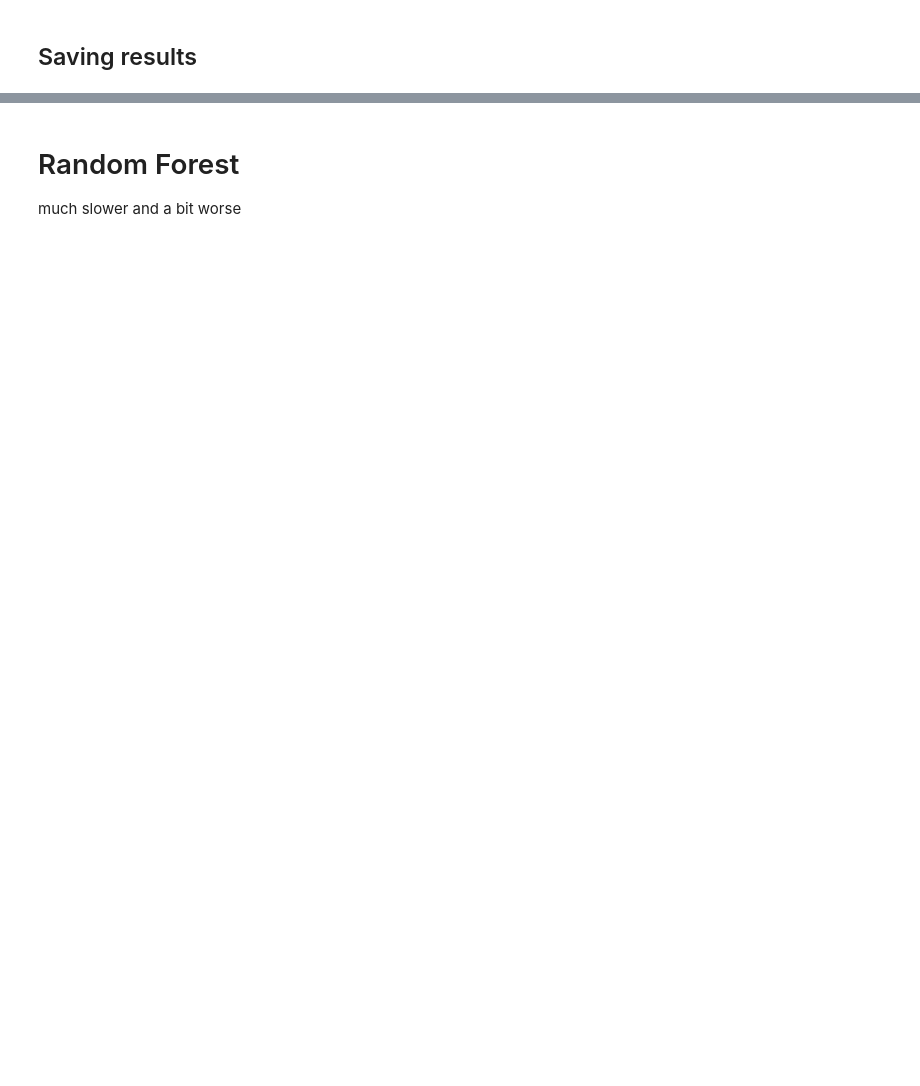
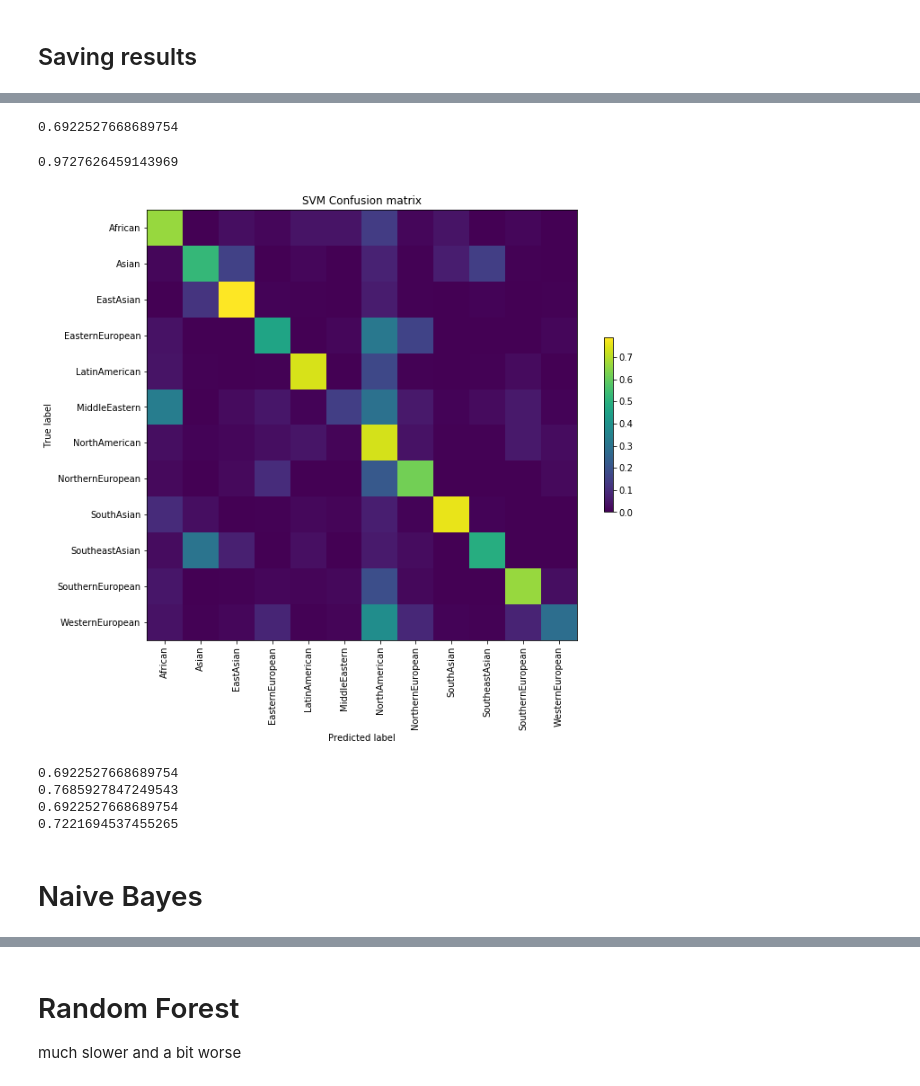
Before and after one commit to catherning/food_recipe_gen, a Jupyter notebook: cuisine_classification/ML_classification.ipynb, the cells around one changed output, grey strips where cells are left out. Saved outputs shown, nothing was run; the diff lists cells and outputs as text; code cells hidden in the pictures; blank space fills up the shorter version.

```diff
--- a/cuisine_classification/ML_classification.ipynb
+++ b/cuisine_classification/ML_classification.ipynb
@@ -203,0 +217,9 @@ with open(results_file,"w", newline='') as f:
+# %%
+parameters = {'loss':('hinge', 'log', 'modified_huber', 'squared_hinge', 'perceptron')
+              }
+# sorted(sklearn.metrics.SCORERS.keys())
+scoring = 'f1_weighted'
+sgd = SGDClassifier(class_weight="balanced",early_stopping=True,warm_start=True)
+
+clf3 = GridSearchCV(sgd, parameters, cv=4,scoring=scoring)
+clf3.fit(X_train, y_train)
@@ -203,0 +254,14 @@ with open(results_file,"w", newline='') as f:
+# %%
+clf3.best_estimator_.score(X_test, y_test)
+# %% [output]
+0.6922527668689754
+# %%
+proba_score = threshold_classification(clf3,X_test,y_test,threshold=threshold)
+proba_score
+# %% [output]
+0.9727626459143969
+# %%
+y_pred = clf3.predict(X_test)
+confusion_matrix_plot(y_pred, y_test,os.path.join(RESULTS_FOLDER,'svm.png'),"SVM")
+# %% [output]
+[figure, added]
@@ -203,0 +270,10 @@ with open(results_file,"w", newline='') as f:
+# %%
+print(accuracy_score(y_test,y_pred))
+print(precision_score(y_test,y_pred,average='weighted'))
+print(recall_score(y_test,y_pred,average='weighted'))
+print(f1_score(y_test,y_pred,average='weighted'))
+# %% [output]
+0.6922527668689754
+0.7685927847249543
+0.6922527668689754
+0.7221694537455265
@@ -203,0 +284,2 @@ with open(results_file,"w", newline='') as f:
+# %% [markdown]
+# Naive Bayes
```
Also changed, not shown: parts of 109 cells of this notebook.
